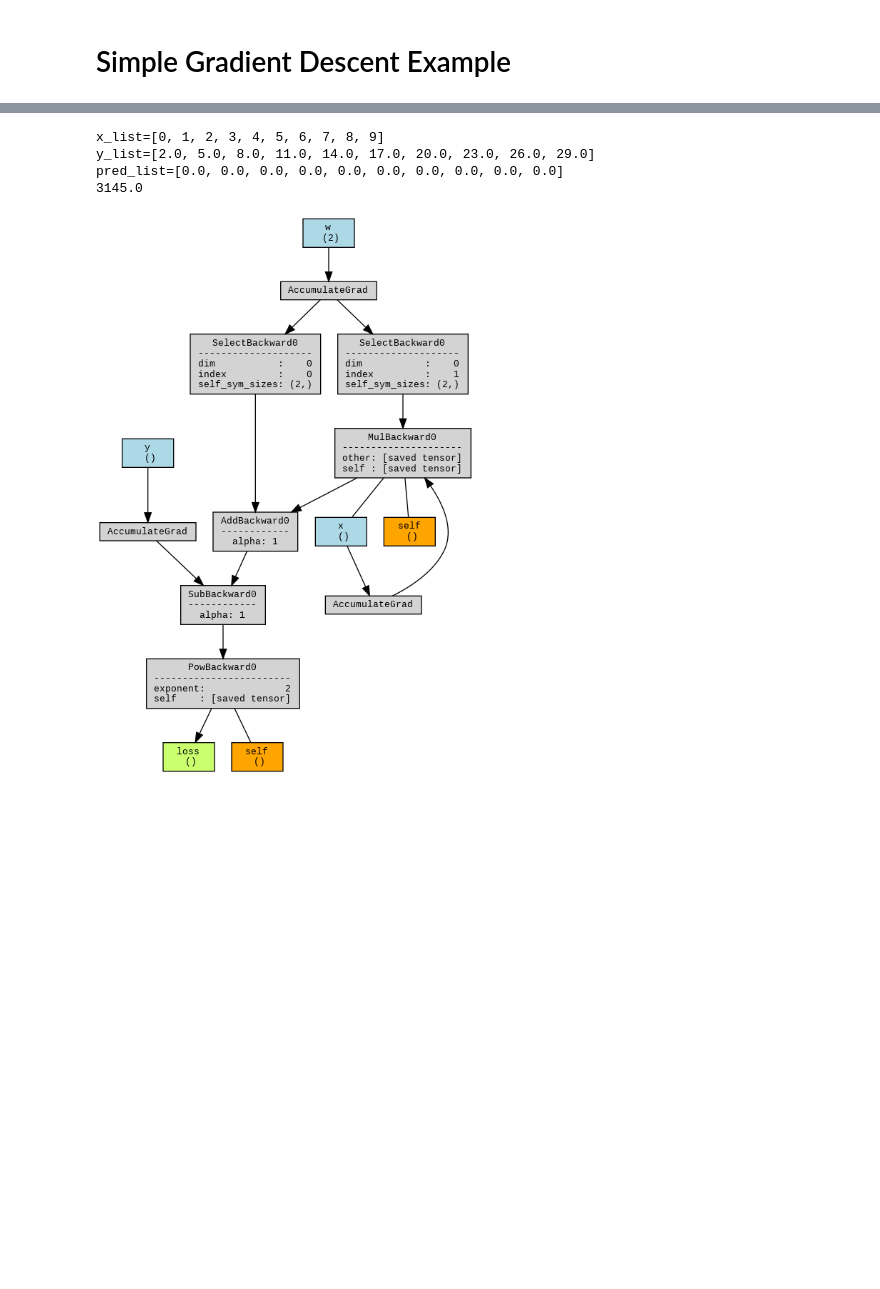
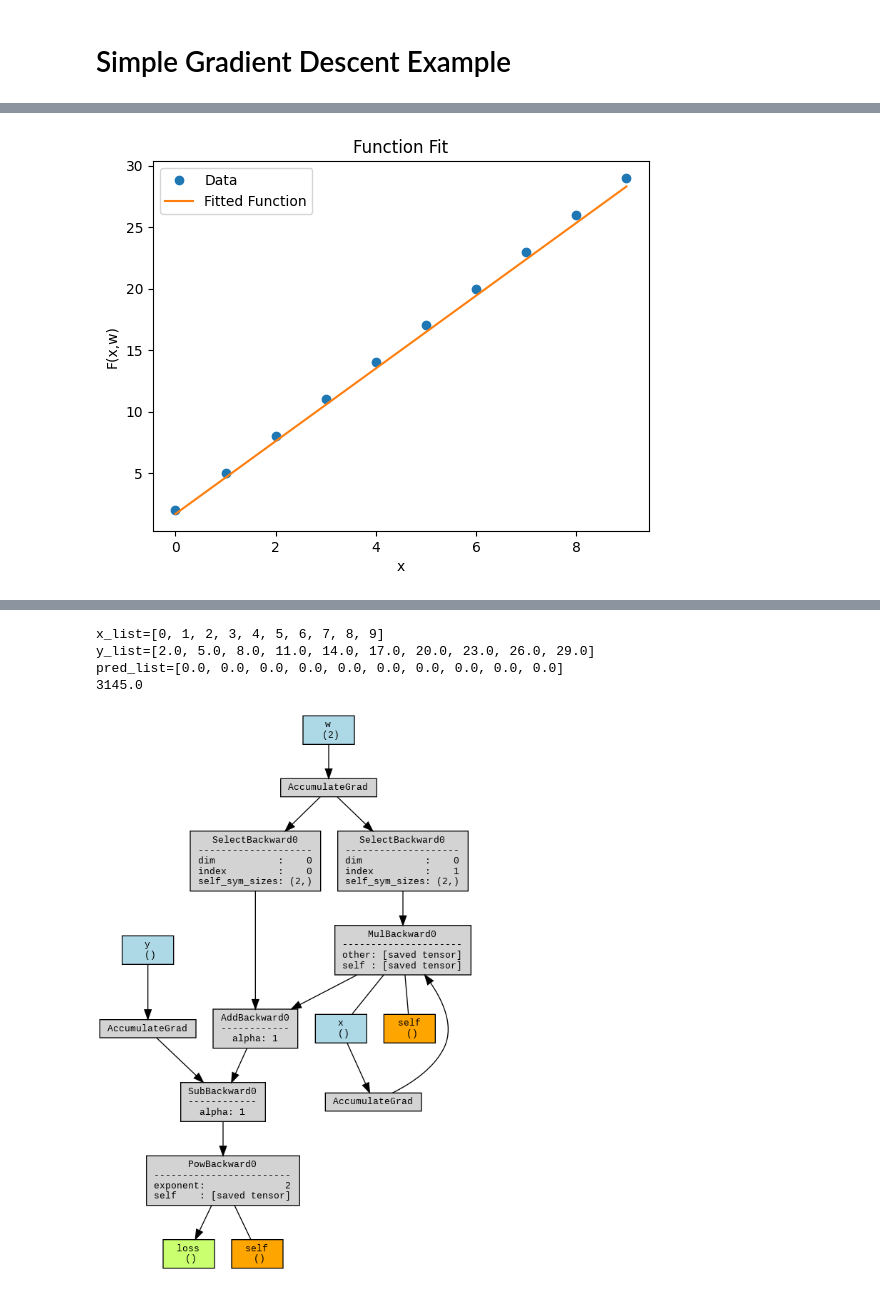
Before and after one commit to everestso/Summer24, a Jupyter notebook: SimpleGrad1.ipynb, the cells around one changed output, grey strips where cells are left out. Cells and saved outputs as stored; diff of their text form; code cells hidden in the pictures; blank space fills up the shorter version.

```diff
--- a/SimpleGrad1.ipynb
+++ b/SimpleGrad1.ipynb
@@ -14,7 +14,7 @@ def f(x, w):
 w_orig = (2.0,3.0)
 # Initialize the weights
 w_test=(0.0,0.0)
-w = torch.tensor(w_test, requires_grad=True)
+w = w_test
 x_list = list(range(10))
 y_list = [f(x, w_orig) for x in x_list]
 pred_list = [f(x, w_test) for x in x_list]
@@ -23,18 +23,18 @@ print (f"{x_list=}")
 print (f"{y_list=}")
 print (f"{pred_list=}")
 learning_rate=0.03
-for _ in range(25):
+for _ in range(3):
   print (f"{sum([(y-f(x, w_test))**2 for x,y in zip(x_list,y_list)])}")
-  for i in range(10):
-    item = i
+  for x_i, y_i in zip(x_list,y_list):
     w = torch.tensor(w_test, requires_grad=True)
-    x = torch.tensor(x_list[item], dtype=torch.float32, requires_grad=True)
-    y = torch.tensor(y_list[item], dtype=torch.float32, requires_grad=True)
+    x = torch.tensor(x_i, dtype=torch.float32, requires_grad=True)
+    y = torch.tensor(y_i, dtype=torch.float32, requires_grad=True)
     loss = (y - f(x, w))**2
     loss.backward()
-    #print (f"{w.grad=}")
     w_test = (w[0]-learning_rate* w.grad[0], w[1]-learning_rate*w.grad[1])
-    #print (f"{w_test=}")
+
+    print (f"w=({w[0].item()}, {w[1].item()}): (x,y,y_hat)=({x}, {y}, {f(x,w)}):",
+           f"w.grad=({round(w.grad[0].item(),3)}, {round(w.grad[1].item(),3)}): w_test=({w_test[0].item()}, {w_test[1].item()})")
     w.grad.zero_()
 
 print (f"{w_test[0]:.2f}, {w_test[1]:.2f}, {w_orig=}")
@@ -111,3 +59,17 @@ pred_list=[0.0, 0.0, 0.0, 0.0, 0.0, 0.0, 0.0, 0.0, 0.0, 0.0]
+# %%
+import matplotlib.pyplot as plt
+
+# Plot the function F(x,w) against the x_list, y_List data
+plt.plot(x_list, y_list, 'o', label='Data')
+# Detach the tensor before plotting
+plt.plot(x_list, [f(x, (float(w_test[0]), float(w_test[1]))) for x in x_list], label='Fitted Function')
+plt.xlabel('x')
+plt.ylabel('F(x,w)')
+plt.title('Function Fit')
+plt.legend()
+plt.show()
+# %% [output]
+[figure, added]
 # %%
 # Visualize Computation Graph
 !pip install torchviz
```
Also changed, not shown: parts of 4 cells of this notebook.
